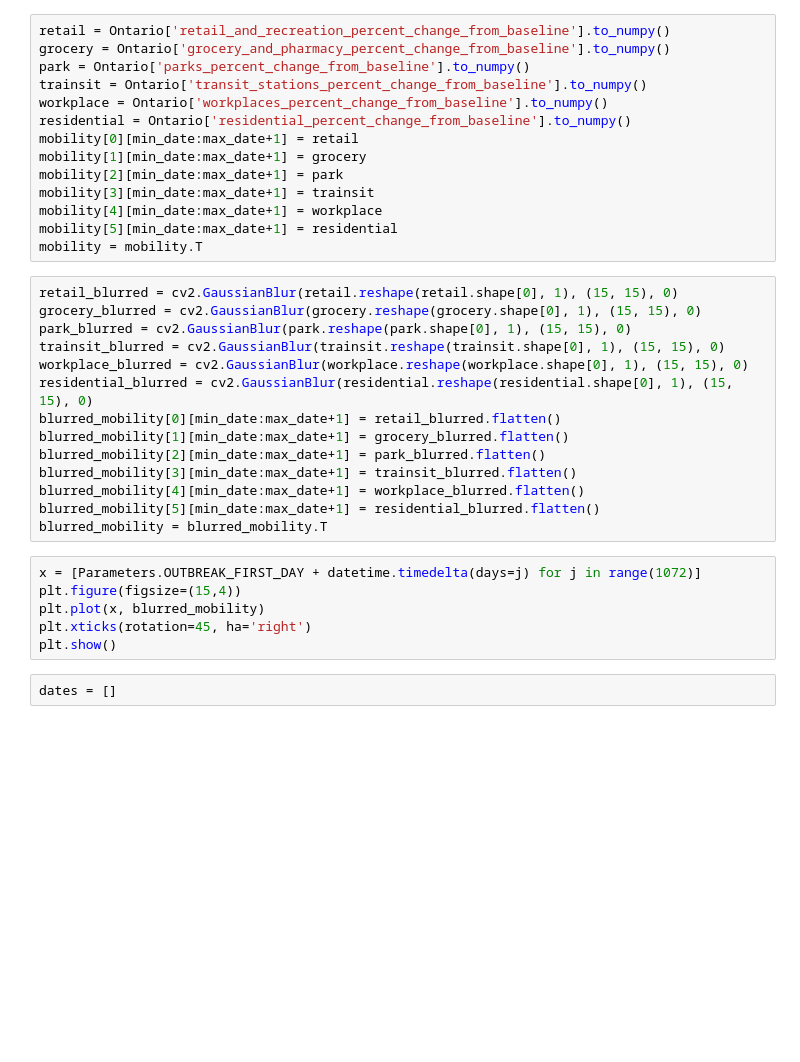
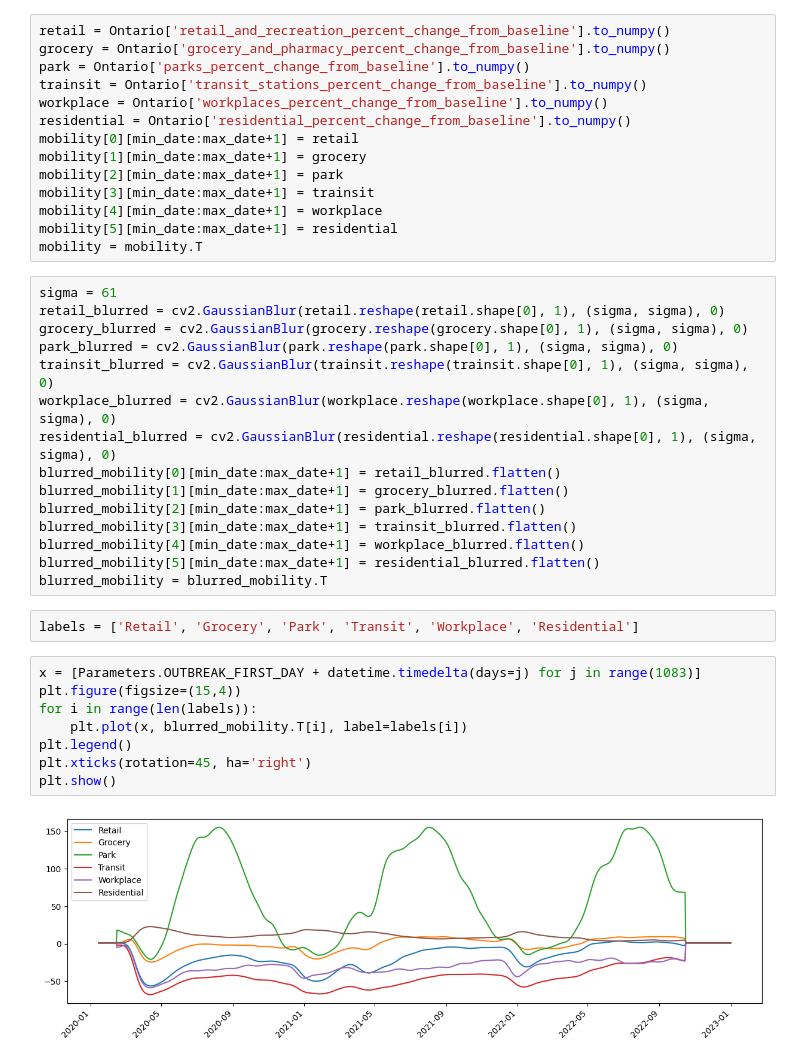
Before and after one commit to blairyeung/Commuting_TSF_SARS-Cov-2_model_master, a Jupyter notebook: Model/Mobility.ipynb, the cells around one changed output. Saved outputs shown, nothing was run; the diff lists cells and outputs as text; blank space fills up the shorter version.

Commit message:
Fitting mobility.

```diff
--- a/Model/Mobility.ipynb
+++ b/Model/Mobility.ipynb
@@ -53,12 +95,13 @@ mobility[4][min_date:max_date+1] = workplace
 mobility[5][min_date:max_date+1] = residential
 mobility = mobility.T
 # %%
-retail_blurred = cv2.GaussianBlur(retail.reshape(retail.shape[0], 1), (15, 15), 0)
-grocery_blurred = cv2.GaussianBlur(grocery.reshape(grocery.shape[0], 1), (15, 15), 0)
-park_blurred = cv2.GaussianBlur(park.reshape(park.shape[0], 1), (15, 15), 0)
-trainsit_blurred = cv2.GaussianBlur(trainsit.reshape(trainsit.shape[0], 1), (15, 15), 0)
-workplace_blurred = cv2.GaussianBlur(workplace.reshape(workplace.shape[0], 1), (15, 15), 0)
-residential_blurred = cv2.GaussianBlur(residential.reshape(residential.shape[0], 1), (15, 15), 0)
+sigma = 61
+retail_blurred = cv2.GaussianBlur(retail.reshape(retail.shape[0], 1), (sigma, sigma), 0)
+grocery_blurred = cv2.GaussianBlur(grocery.reshape(grocery.shape[0], 1), (sigma, sigma), 0)
+park_blurred = cv2.GaussianBlur(park.reshape(park.shape[0], 1), (sigma, sigma), 0)
+trainsit_blurred = cv2.GaussianBlur(trainsit.reshape(trainsit.shape[0], 1), (sigma, sigma), 0)
+workplace_blurred = cv2.GaussianBlur(workplace.reshape(workplace.shape[0], 1), (sigma, sigma), 0)
+residential_blurred = cv2.GaussianBlur(residential.reshape(residential.shape[0], 1), (sigma, sigma), 0)
 blurred_mobility[0][min_date:max_date+1] = retail_blurred.flatten()
 blurred_mobility[1][min_date:max_date+1] = grocery_blurred.flatten()
 blurred_mobility[2][min_date:max_date+1] = park_blurred.flatten()
@@ -66,11 +109,15 @@ blurred_mobility[3][min_date:max_date+1] = trainsit_blurred.flatten()
 blurred_mobility[4][min_date:max_date+1] = workplace_blurred.flatten()
 blurred_mobility[5][min_date:max_date+1] = residential_blurred.flatten()
 blurred_mobility = blurred_mobility.T
+# %%
+labels = ['Retail', 'Grocery', 'Park', 'Transit', 'Workplace', 'Residential']
 # %%
-x = [Parameters.OUTBREAK_FIRST_DAY + datetime.timedelta(days=j) for j in range(1072)]
+x = [Parameters.OUTBREAK_FIRST_DAY + datetime.timedelta(days=j) for j in range(1083)]
 plt.figure(figsize=(15,4))
-plt.plot(x, blurred_mobility)
+for i in range(len(labels)):
+    plt.plot(x, blurred_mobility.T[i], label=labels[i])
+plt.legend()
 plt.xticks(rotation=45, ha='right')
 plt.show()
+# %% [output]
+[figure, added]
-# %%
-dates = []
```
Also changed, not shown: parts of 9 cells of this notebook, 3 other files.
